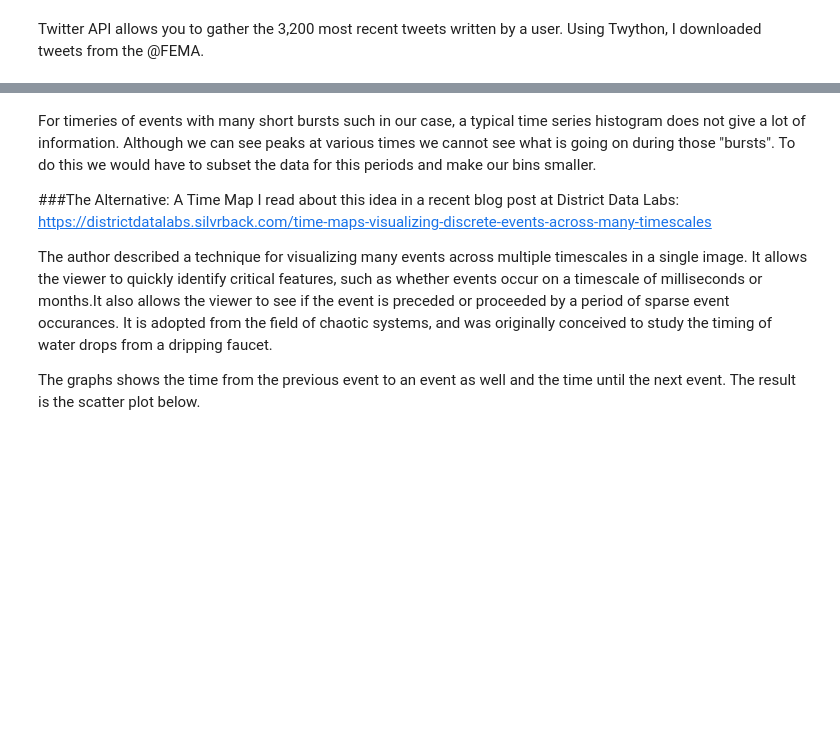
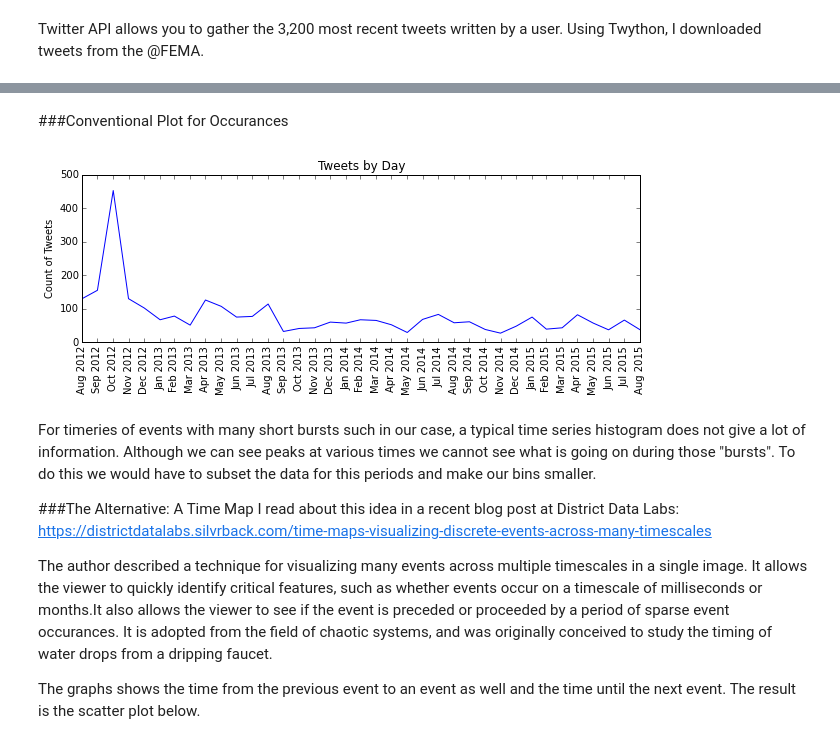
Before and after one commit to tomc4yt/Tutorials, a Jupyter notebook: Time Maps.ipynb, the cells around one changed output, grey strips where cells are left out. Saved outputs shown, nothing was run; the diff lists cells and outputs as text; code cells hidden in the pictures; blank space fills up the shorter version.

Commit message:
Added python time maps and tract converter

```diff
--- a/Time Maps.ipynb
+++ b/Time Maps.ipynb
@@ -155,0 +74,10 @@ UnicodeDecodeError: 'ascii' codec can't decode byte 0xe2 in position 2799: ordin
+# %%
+tweets = pd.DataFrame({'time': timestamp, 'hashtags': hashtags})
+
+times = []
+for time in tweets.time:
+    time = re.sub(string = time, pattern = "\\+0000 ", repl = "")
+    times.append(time)
+tweets.time = times
+tweets.time = pd.to_datetime(tweets.time, format = "%a %b %d %H:%M:%S %Y")
+tweets.head()
@@ -156,25 +91,39 @@ UnicodeDecodeError: 'ascii' codec can't decode byte 0xe2 in position 2799: ordin
+# %% [markdown]
+###Conventional Plot for Occurances
 # %%
-def make_histogram(data, time_column):
 
+def plot_tweets(data, time_column):
     # Create bins
-    min_date = min(data[time_column]).date
-    max_date = max(data[time_column]).date
-    bins = pd.date_range(min_date, max_date, freq='D')
+    min_date = min(data[time_column]).date()
+    max_date = max(data[time_column]).date()
+    bins = pd.date_range(min_date, max_date, freq='M')
+
 
     # Find number of values in Bins
     bin_values = []
+
     for bin_date in bins:
-        value = np.sum(data[time_column] < bin_date & bin_date < (data[time_column] + datetime.timedelta(days=1)))
+        bools = (data[time_column] > bin_date) & ((data[time_column] < bin_date + relativedelta(months = 1)))
+        value = np.sum(bools)
         bin_values.append(value)
 
-    positions = np.arange(len(bins))
+    # Set graph dimensions
+    plt.rcParams['figure.figsize'] = 10, 3
+    plt.rcParams['figure.dpi'] = 150
 
-    # Plot Objects
-    plt.bar(left = positions, height = bin_values, width = 0,
-    plt.xticks(positions, bins)
+    fig, ax = plt.subplots()
+    ax.plot_date(bins, bin_values, fmt = 'b-')
+    plt.xticks(bins, bins, rotation = 90)
     plt.ylabel('Count of Tweets')
+    ax.xaxis_date()
+    ax.xaxis.set_major_formatter(mdates.DateFormatter('%b %Y'))
     plt.title('Tweets by Day')
+
     plt.show()
+
+plot_tweets(tweets, "time")
+# %% [output]
+[figure, added]
 # %% [markdown]
 For timeries of events with many short bursts such in our case, a typical time series histogram does not give a lot of information. Although we can see peaks at various times we cannot see what is going on during those "bursts". To do this we would have to subset the data for this periods and make our bins smaller.
 
```
Also changed, not shown: parts of 22 cells of this notebook, 1 other file.
